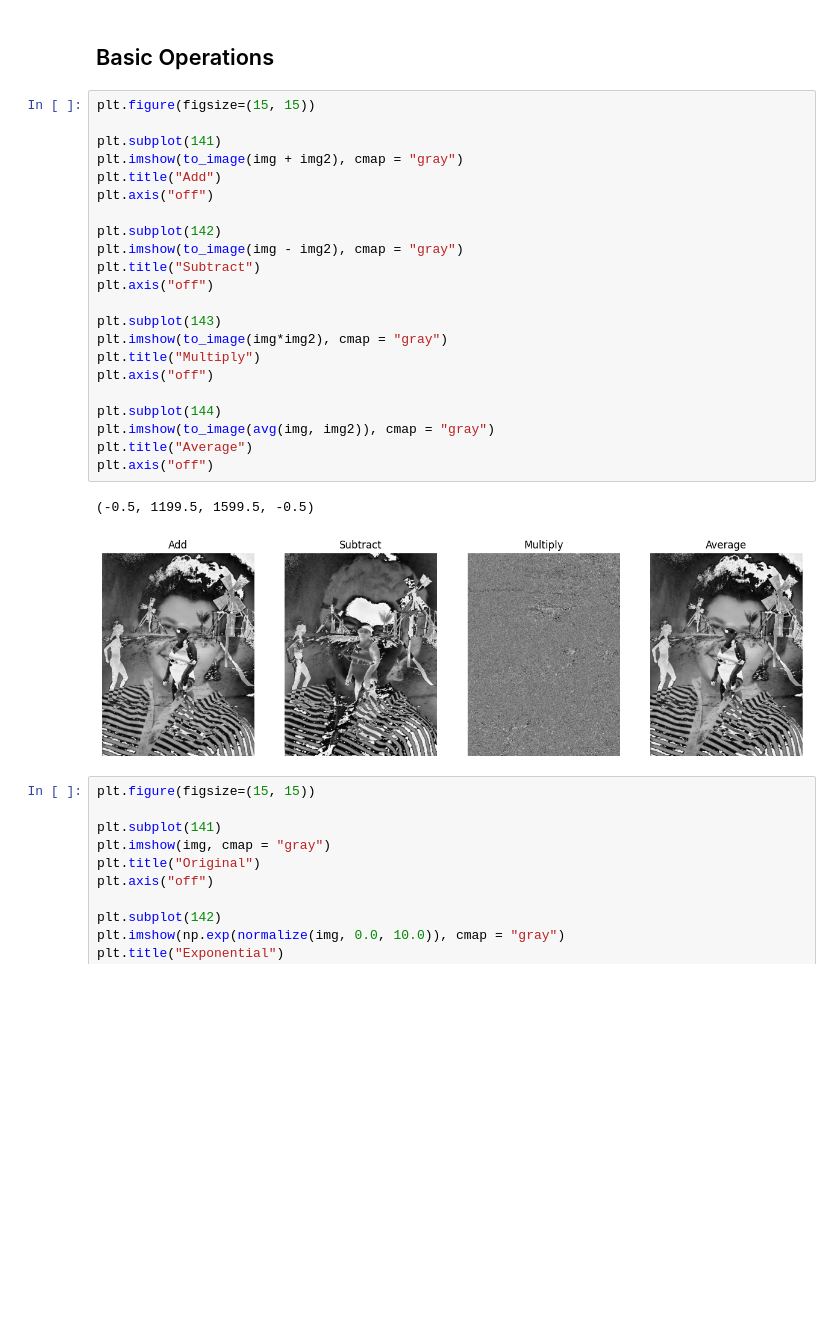
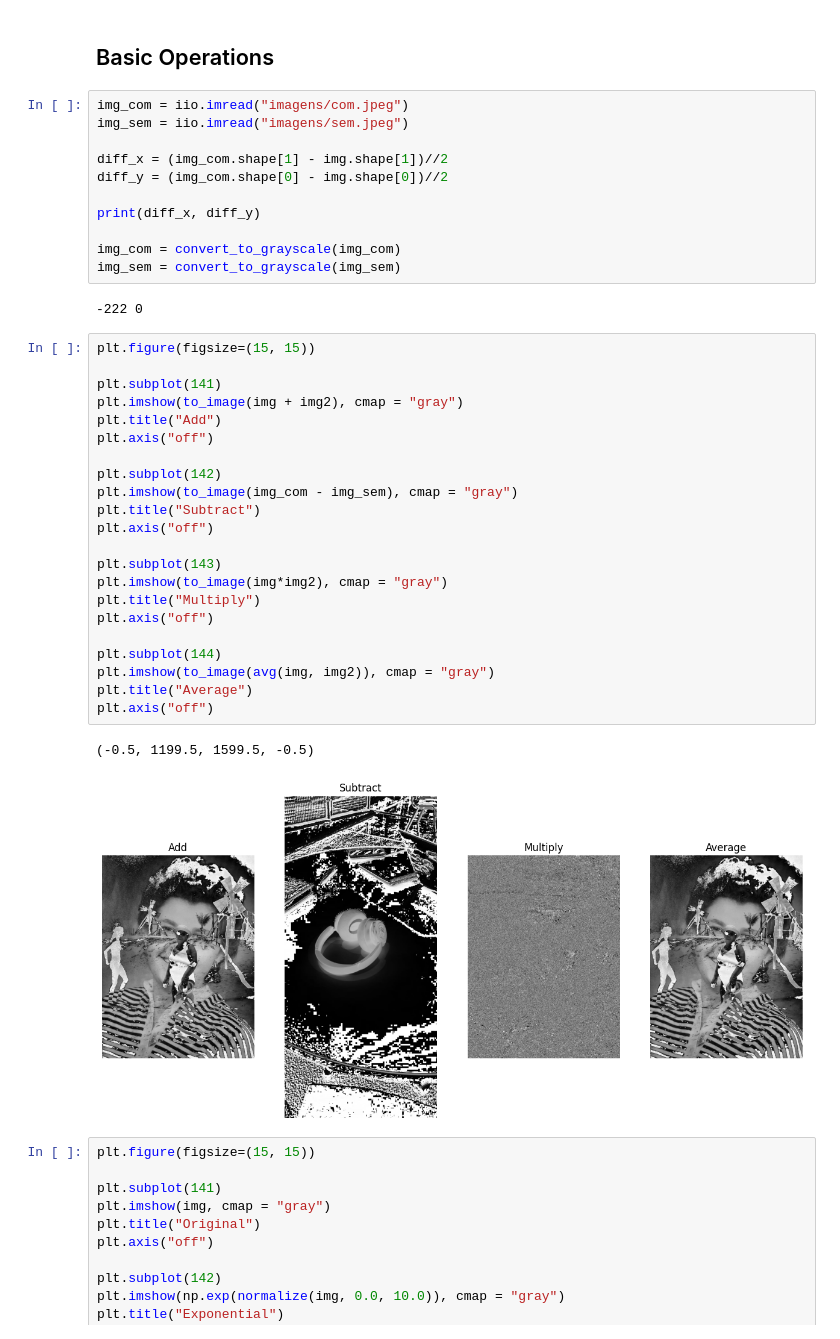
Before and after one commit to JoaoDell/Natural-Artificial-Vision, a Jupyter notebook: examples/basic_operations.ipynb, the cells around one changed output. Saved outputs shown, nothing was run; the diff lists cells and outputs as text; blank space fills up the shorter version.

```diff
--- a/examples/basic_operations.ipynb
+++ b/examples/basic_operations.ipynb
@@ -225,31 +226,44 @@ print(img2.shape)
 [figure]
 # %% [markdown]
 ## Basic Operations
+# %%
+img_com = iio.imread("imagens/com.jpeg")
+img_sem = iio.imread("imagens/sem.jpeg")
+
+diff_x = (img_com.shape[1] - img.shape[1])//2
+diff_y = (img_com.shape[0] - img.shape[0])//2
+
+print(diff_x, diff_y)
+
+img_com = convert_to_grayscale(img_com)
+img_sem = convert_to_grayscale(img_sem)
+# %% [output]
+-222 0
 # %%
 plt.figure(figsize=(15, 15))
 
 plt.subplot(141)
 plt.imshow(to_image(img + img2), cmap = "gray")
 plt.title("Add")
 plt.axis("off")
 
 plt.subplot(142)
-plt.imshow(to_image(img - img2), cmap = "gray")
+plt.imshow(to_image(img_com - img_sem), cmap = "gray")
 plt.title("Subtract")
 plt.axis("off")
 
 plt.subplot(143)
 plt.imshow(to_image(img*img2), cmap = "gray")
 plt.title("Multiply")
 plt.axis("off")
 
 plt.subplot(144)
 plt.imshow(to_image(avg(img, img2)), cmap = "gray")
 plt.title("Average")
 plt.axis("off")
 # %% [output]
 (-0.5, 1199.5, 1599.5, -0.5)
-[figure, old version]
+[figure, new version]
 # %%
 plt.figure(figsize=(15, 15))
 
```
Also changed, not shown: parts of 3 cells of this notebook, 4 other files.
